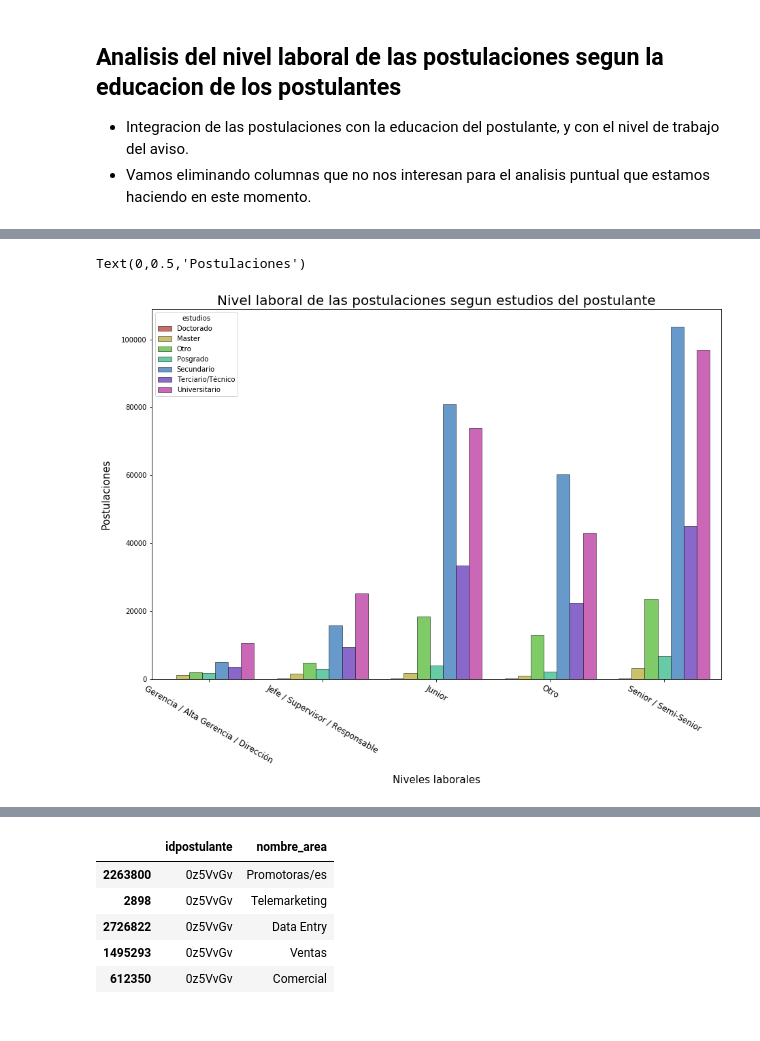
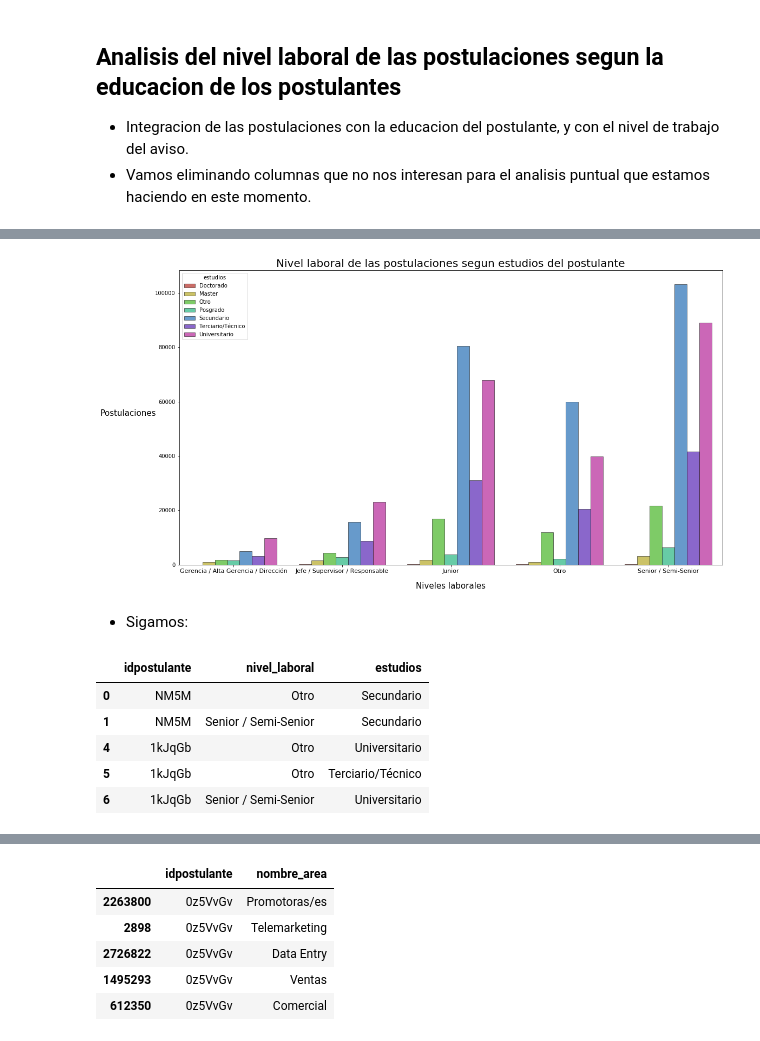
Before and after one commit to alepenaa94/TP-Datos, a Jupyter notebook: OrgatosTP1.ipynb, the cells around one changed output, grey strips where cells are left out. Saved outputs shown, nothing was run; the diff lists cells and outputs as text; code cells hidden in the pictures.

```diff
--- a/OrgatosTP1.ipynb
+++ b/OrgatosTP1.ipynb
@@ -204,5 +204,7 @@ nombre          298231 non-null object
 estado          298231 non-null object
 dtypes: object(3)
 memory usage: 6.8+ MB
+# %%
+user_education = user_education.rename(columns={'nombre':'estudios'})
 # %%
 #Intuimos que podemos convertir a categoricas las columnas nombre y estado para ahorrar memoria:
@@ -225,7 +227,7 @@ Abandonado     25226
 Name: estado, dtype: int64
 # %%
 #Luego:
-user_education['nombre'] = user_education['nombre'].astype('category')
+user_education['estudios'] = user_education['estudios'].astype('category')
 user_education['estado'] = user_education['estado'].astype('category')
 #Chequeamos
 user_education.info()
@@ -662,11 +632,9 @@ g.set_yticklabels(g.get_yticklabels(), fontsize=12, rotation=0)
 - Integracion de las postulaciones con la educacion del postulante, y con el nivel de trabajo del aviso.
 - Vamos eliminando columnas que no nos interesan para el analisis puntual que estamos haciendo en este momento.
 # %%
-working_data = applications.drop(columns=['fechapostulacion'])
-working_data = working_data.merge(job_details[['idaviso','nivel_laboral']], on='idaviso')
-working_data = working_data.drop(columns=['idaviso'])
-working_data = working_data.merge(user_education[['idpostulante','nombre', 'estado']], on='idpostulante')
-working_data = working_data.rename(columns={'nombre':'estudios'})
+working_data = applications.merge(job_details[['idaviso','nivel_laboral']], on='idaviso')
+working_data = working_data.merge(user_education[['idpostulante','estudios']], on='idpostulante')
+working_data = working_data.drop(columns=['fechapostulacion', 'idaviso'])
 # %%
 working_data.info()
 # %% [output]
@@ -716,11 +683,23 @@ pd.crosstab(working_data['nivel_laboral'], working_data['estudios'])
 # %%
-fig, ax = plt.subplots(figsize=(15,10))
+fig, ax = plt.subplots(figsize=(18,10))
 
 g = sns.countplot(x='nivel_laboral', hue='estudios', data=working_data, palette="hls", ax=ax, edgecolor='black', linewidth=0.5)
 g.set_title('Nivel laboral de las postulaciones segun estudios del postulante', fontsize=20)
 g.set_xlabel('Niveles laborales', labelpad=15, fontsize=15)
-g.set_xticklabels(g.get_xticklabels(),rotation=(-30), fontsize=12)
-g.set_ylabel('Postulaciones', labelpad=15, fontsize=15)
+g.set_xticklabels(g.get_xticklabels(), fontsize=11)
+g.set_ylabel('Postulaciones', rotation=0, labelpad=50, fontsize=15)
+
+plt.show()
 # %% [output]
-Text(0,0.5,'Postulaciones')
-[figure, old version]
+[figure, new version]
+# %% [markdown]
+- Sigamos:
+# %%
+working_data.head()
+# %% [output]
+|  | idpostulante | nivel_laboral | estudios |
+| 0 | NM5M | Otro | Secundario |
+| 1 | NM5M | Senior / Semi-Senior | Secundario |
+| 4 | 1kJqGb | Otro | Universitario |
+| 5 | 1kJqGb | Otro | Terciario/Técnico |
+| 6 | 1kJqGb | Senior / Semi-Senior | Universitario |
```
Also changed, not shown: parts of 43 cells of this notebook.
